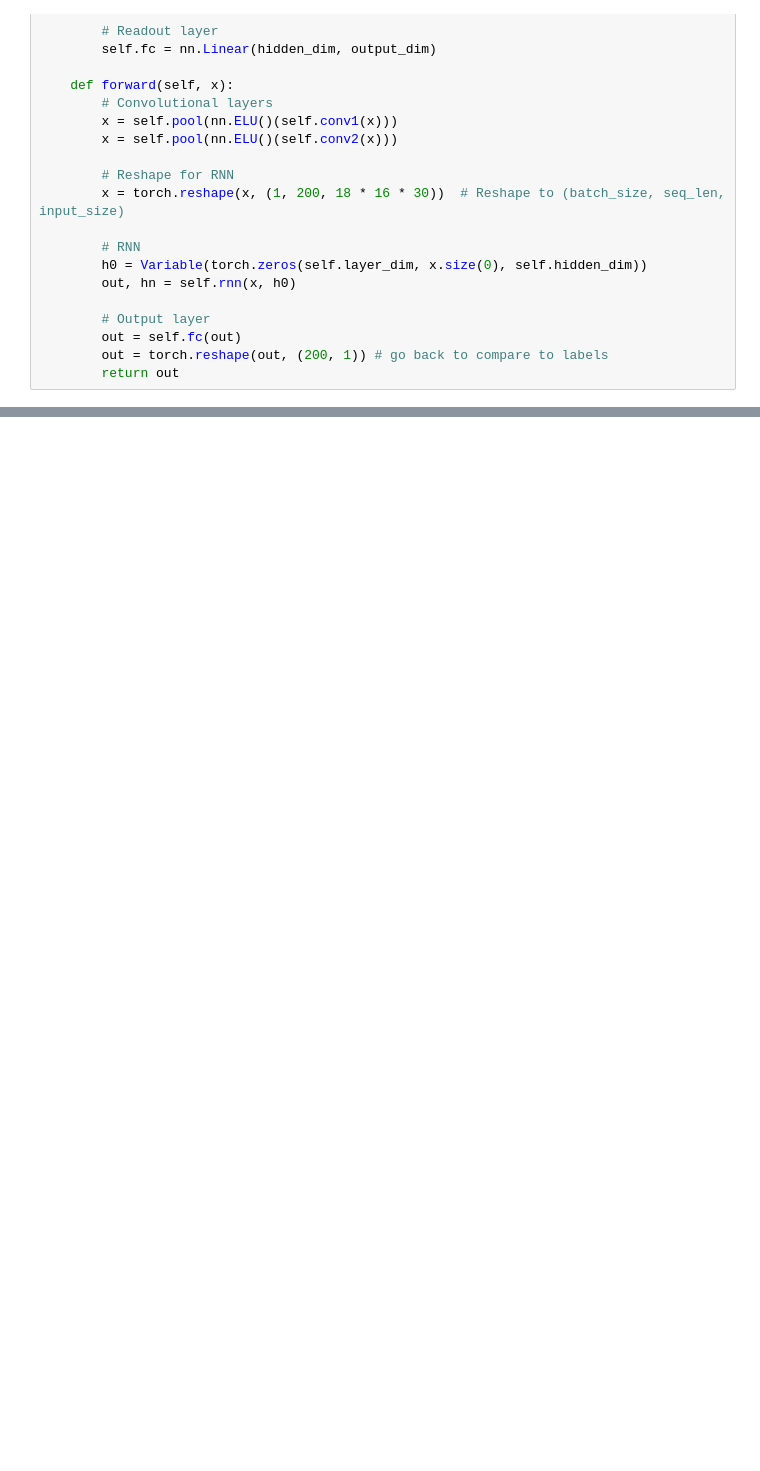
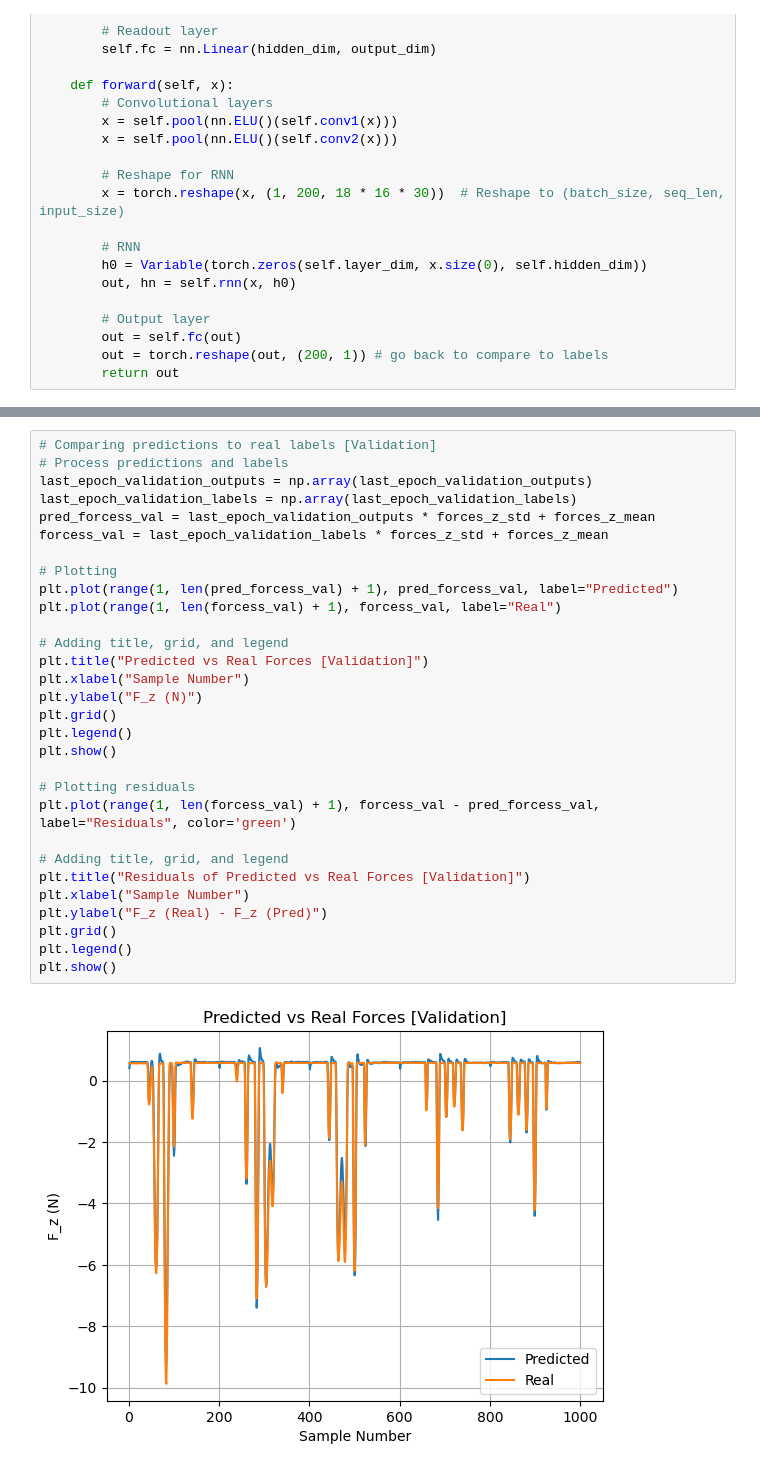
Before and after one commit to SoftSensing/VBSS, a Jupyter notebook: CNN-RNN-Skeleton-Implem.ipynb, the cells around one changed output, grey strips where cells are left out. Cells and saved outputs as stored; diff of their text form; blank space fills up the shorter version.

```diff
--- a/CNN-RNN-Skeleton-Implem.ipynb
+++ b/CNN-RNN-Skeleton-Implem.ipynb
@@ -313,0 +324,32 @@ plt.show()
+# %%
+# Comparing predictions to real labels [Validation]
+# Process predictions and labels
+last_epoch_validation_outputs = np.array(last_epoch_validation_outputs)
+last_epoch_validation_labels = np.array(last_epoch_validation_labels)
+pred_forcess_val = last_epoch_validation_outputs * forces_z_std + forces_z_mean
+forcess_val = last_epoch_validation_labels * forces_z_std + forces_z_mean
+
+# Plotting
+plt.plot(range(1, len(pred_forcess_val) + 1), pred_forcess_val, label="Predicted")
+plt.plot(range(1, len(forcess_val) + 1), forcess_val, label="Real")
+
+# Adding title, grid, and legend
+plt.title("Predicted vs Real Forces [Validation]")
+plt.xlabel("Sample Number")
+plt.ylabel("F_z (N)")
+plt.grid()
+plt.legend()
+plt.show()
+
+# Plotting residuals
+plt.plot(range(1, len(forcess_val) + 1), forcess_val - pred_forcess_val, label="Residuals", color='green')
+
+# Adding title, grid, and legend
+plt.title("Residuals of Predicted vs Real Forces [Validation]")
+plt.xlabel("Sample Number")
+plt.ylabel("F_z (Real) - F_z (Pred)")
+plt.grid()
+plt.legend()
+plt.show()
+# %% [output]
+[figure, added]
```
Also changed, not shown: parts of 19 cells of this notebook.
